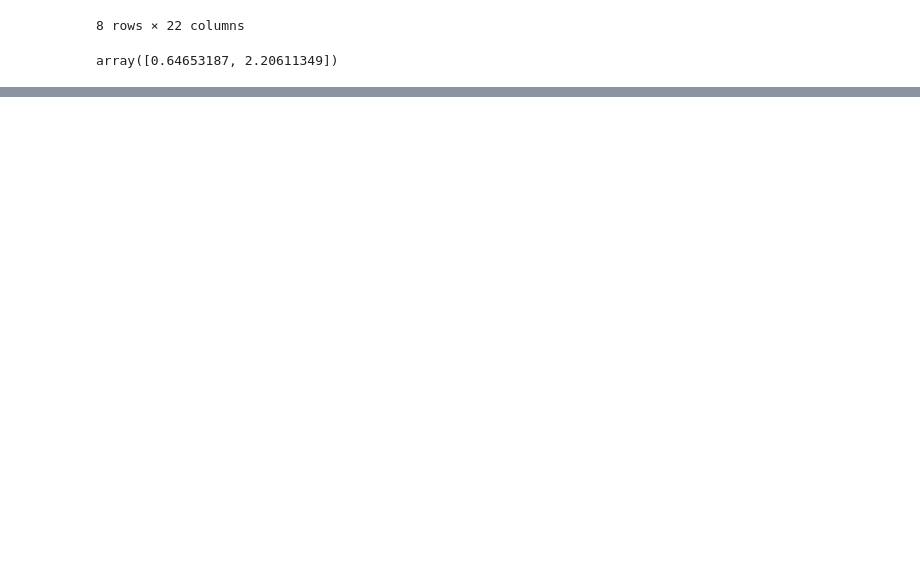
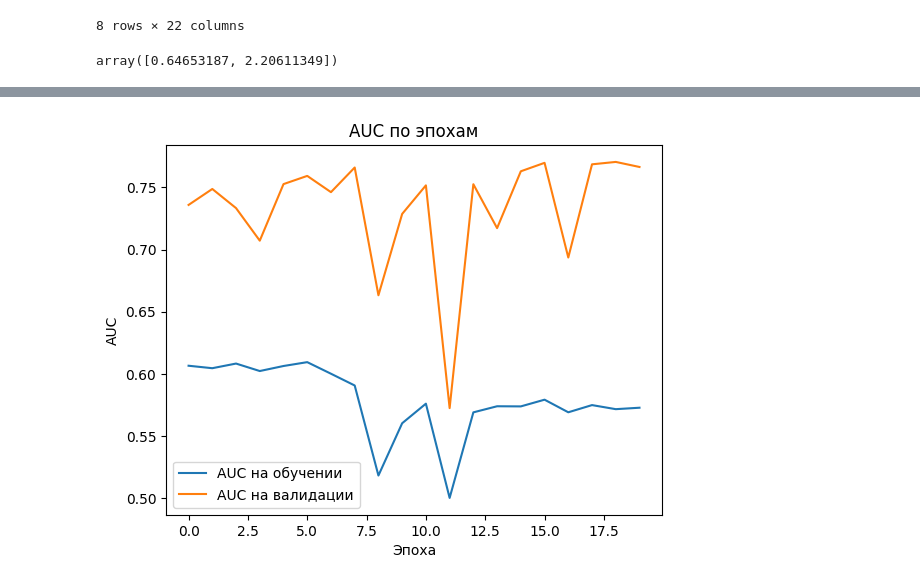
Before and after one commit to korsh624/DS, a Jupyter notebook: 3.2/task.ipynb, the cells around one changed output, grey strips where cells are left out. Drawn from its saved outputs; the diff is of its cells as text; code cells hidden in the pictures; blank space fills up the shorter version.

```diff
--- a/3.2/task.ipynb
+++ b/3.2/task.ipynb
@@ -76,10 +78,11 @@ def create_model():
     model.add(Dense(128, activation='relu', input_dim=X_train.shape[1]))
     model.add(Dense(64, activation='relu'))
     model.add(Dense(1, activation='sigmoid'))
-
+    model.add(BatchNormalization())
+    model.add(Dropout(0.5))
     model.compile(optimizer='adam',
                   loss='binary_crossentropy',
-                  metrics=['accuracy']
+                  metrics=['AUC']
                   )
 
     return model
@@ -116,0 +142,10 @@ Epoch 20/20
+# %%
+plt.plot(history.history['AUC'], label='AUC на обучении')
+plt.plot(history.history['val_AUC'], label='AUC на валидации')
+plt.title('AUC по эпохам')
+plt.xlabel('Эпоха')
+plt.ylabel('AUC')
+plt.legend()
+plt.show()
+# %% [output]
+[figure, added]
```
Also changed, not shown: parts of 5 cells of this notebook, 1 other file.
